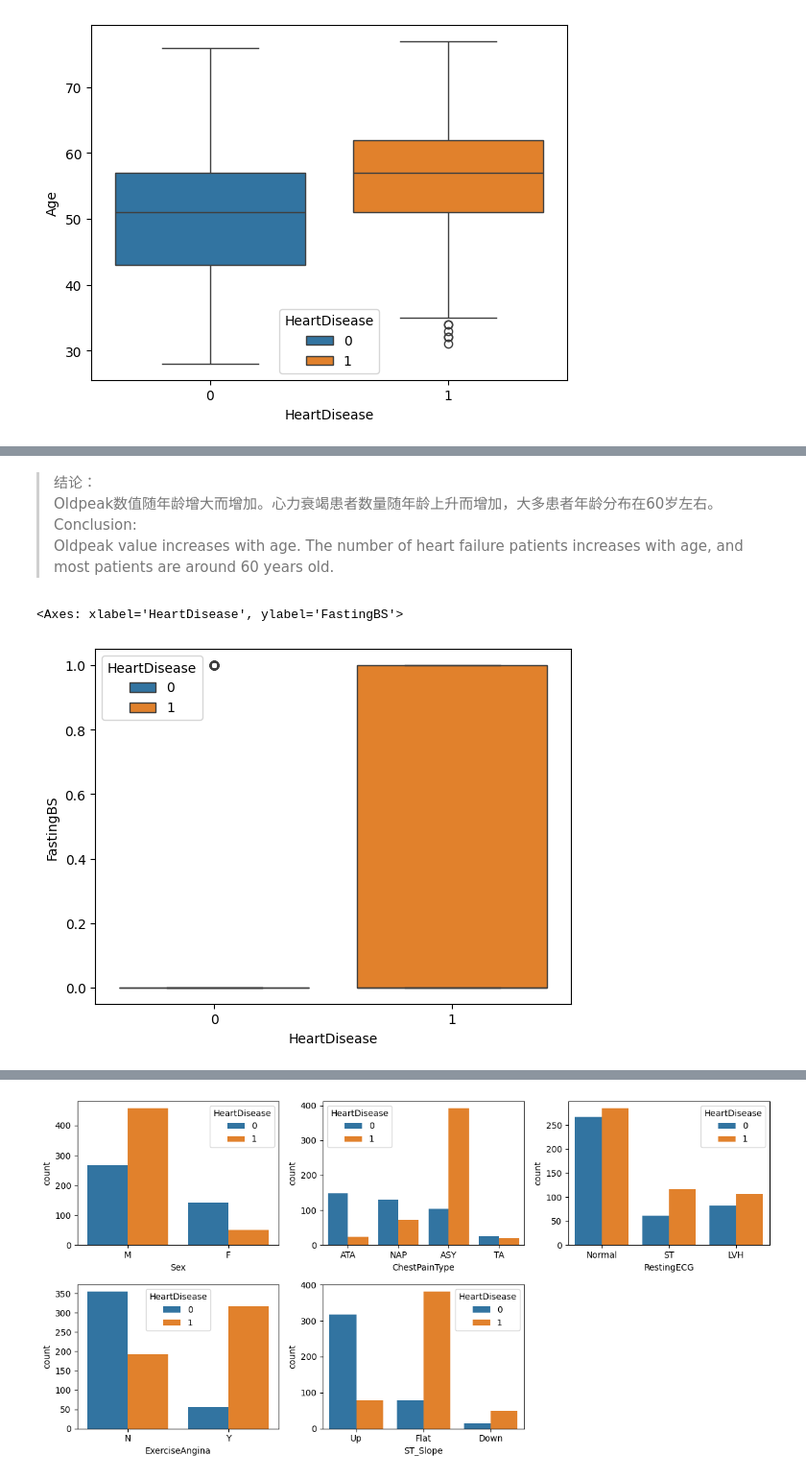
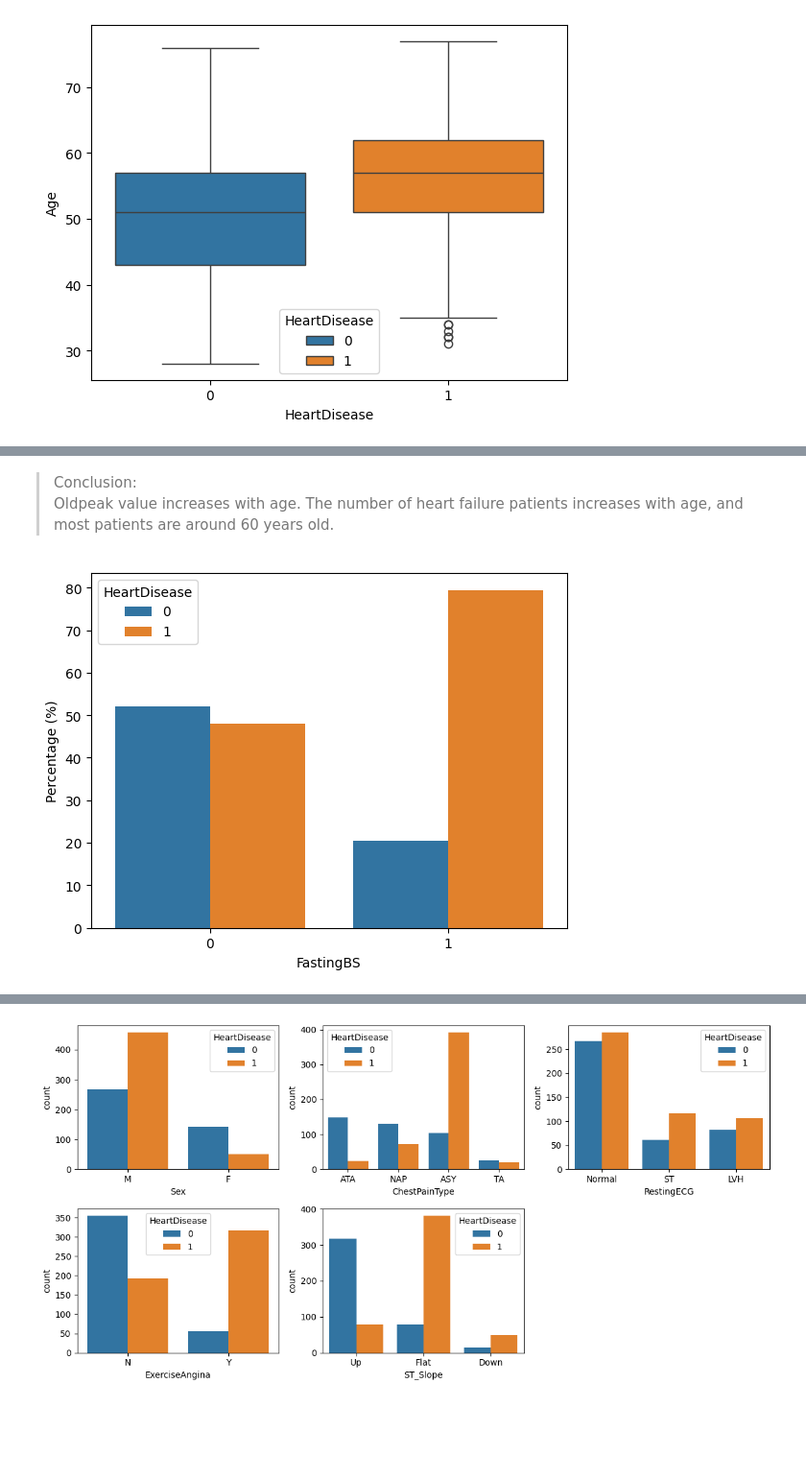
Before and after one commit to Aydenuk/DSML, a Jupyter notebook: feature_implementation/Heart_failure.ipynb, the cells around one changed output, grey strips where cells are left out. Shown at 96% size. Drawn from its saved outputs; the diff is of its cells as text; code cells hidden in the pictures; blank space fills up the shorter version.

```diff
--- a/feature_implementation/Heart_failure.ipynb
+++ b/feature_implementation/Heart_failure.ipynb
@@ -311,12 +308,14 @@ plt.show()
 # %% [markdown]
-> 结论：
-Oldpeak数值随年龄增大而增加。心力衰竭患者数量随年龄上升而增加，大多患者年龄分布在60岁左右。
-Conclusion:
+> Conclusion:
 Oldpeak value increases with age. The number of heart failure patients increases with age, and most patients are around 60 years old.
-# %%
-# 箱型图对比FastingBS数值分布
-sns.boxplot(x='HeartDisease', y='FastingBS', data=eda_data, hue='HeartDisease')
-# %% [output]
-<Axes: xlabel='HeartDisease', ylabel='FastingBS'>
-[figure, removed]
+# %%
+# Draw a proportional bar chart of the impact of FastingBS on illness
+cross_tab = pd.crosstab(eda_data['FastingBS'], eda_data['HeartDisease'], normalize='index') * 100
+cross_tab = cross_tab.reset_index().melt(id_vars='FastingBS', var_name='HeartDisease', value_name='Percentage')
+sns.barplot(data=cross_tab, x='FastingBS', y='Percentage', hue='HeartDisease')
+plt.xlabel("FastingBS")
+plt.ylabel("Percentage (%)")
+plt.show()
+# %% [output]
+[figure, added]
 # %% [markdown]
```
Also changed, not shown: parts of 27 cells of this notebook.
